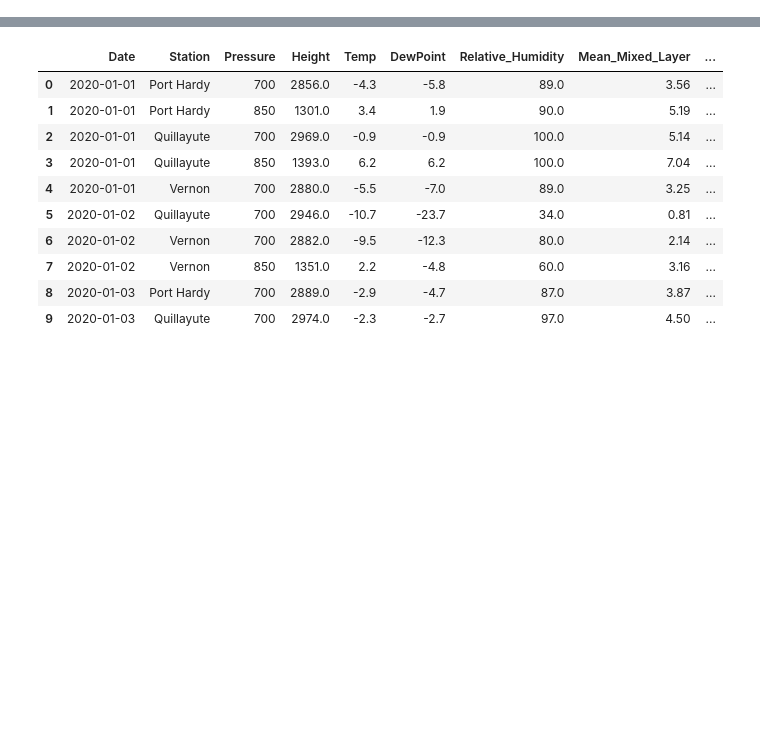
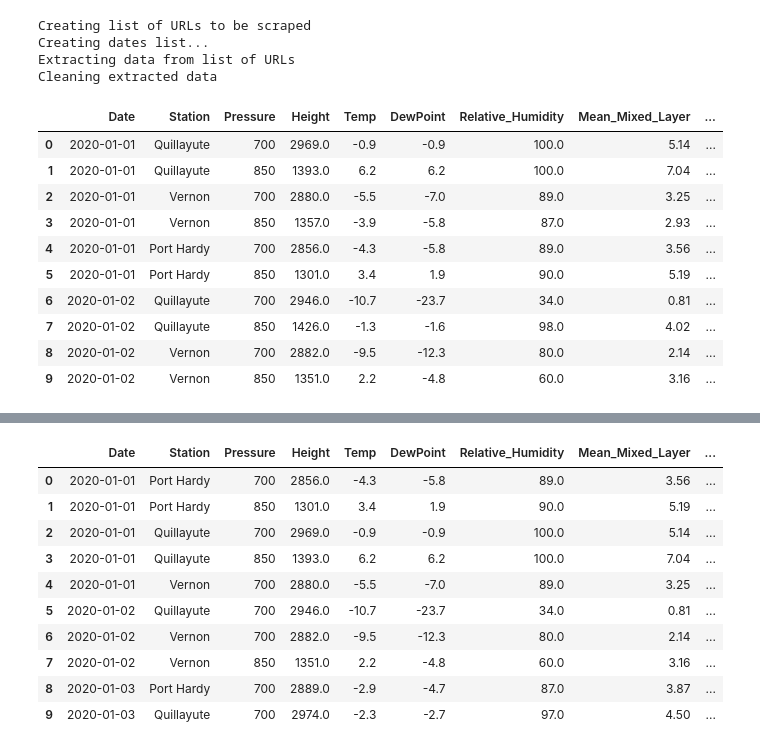
Before and after one commit to lck3nny/AuroraBC, a Jupyter notebook: Scraper/Scraper Debug.ipynb, the cells around one changed output, grey strips where cells are left out. Cells and saved outputs as stored; diff of their text form; code cells hidden in the pictures; blank space fills up the shorter version.

```diff
--- a/Scraper/Scraper Debug.ipynb
+++ b/Scraper/Scraper Debug.ipynb
@@ -587,0 +536,25 @@ on 2325: http://weather.uwyo.edu/cgi-bin/sounding?region=naconf&TYPE=TEXT%3ALIST
+# %%
+# Scrape weather balloons for new data within defined date range
+# --------------------------------------------------------------
+#new_data = scrape_data(dates)
+new_data = scrape_data_2(missing_data[:20])
+# %% [output]
+Creating list of URLs to be scraped
+Creating dates list...
+Extracting data from list of URLs
+Cleaning extracted data
+# %%
+new_data = standardize_dtypes(new_data)
+new_data.head(10)
+# %% [output]
+|  | Date | Station | Pressure | Height | Temp | DewPoint | Relative_Humidity | Mean_Mixed_Layer | ... |
+| 0 | 2020-01-01 | Quillayute | 700 | 2969.0 | -0.9 | -0.9 | 100.0 | 5.14 | ... |
+| 1 | 2020-01-01 | Quillayute | 850 | 1393.0 | 6.2 | 6.2 | 100.0 | 7.04 | ... |
+| 2 | 2020-01-01 | Vernon | 700 | 2880.0 | -5.5 | -7.0 | 89.0 | 3.25 | ... |
+| 3 | 2020-01-01 | Vernon | 850 | 1357.0 | -3.9 | -5.8 | 87.0 | 2.93 | ... |
+| 4 | 2020-01-01 | Port Hardy | 700 | 2856.0 | -4.3 | -5.8 | 89.0 | 3.56 | ... |
+| 5 | 2020-01-01 | Port Hardy | 850 | 1301.0 | 3.4 | 1.9 | 90.0 | 5.19 | ... |
+| 6 | 2020-01-02 | Quillayute | 700 | 2946.0 | -10.7 | -23.7 | 34.0 | 0.81 | ... |
+| 7 | 2020-01-02 | Quillayute | 850 | 1426.0 | -1.3 | -1.6 | 98.0 | 4.02 | ... |
+| 8 | 2020-01-02 | Vernon | 700 | 2882.0 | -9.5 | -12.3 | 80.0 | 2.14 | ... |
+| 9 | 2020-01-02 | Vernon | 850 | 1351.0 | 2.2 | -4.8 | 60.0 | 3.16 | ... |
```
Also changed, not shown: parts of 27 cells of this notebook.
